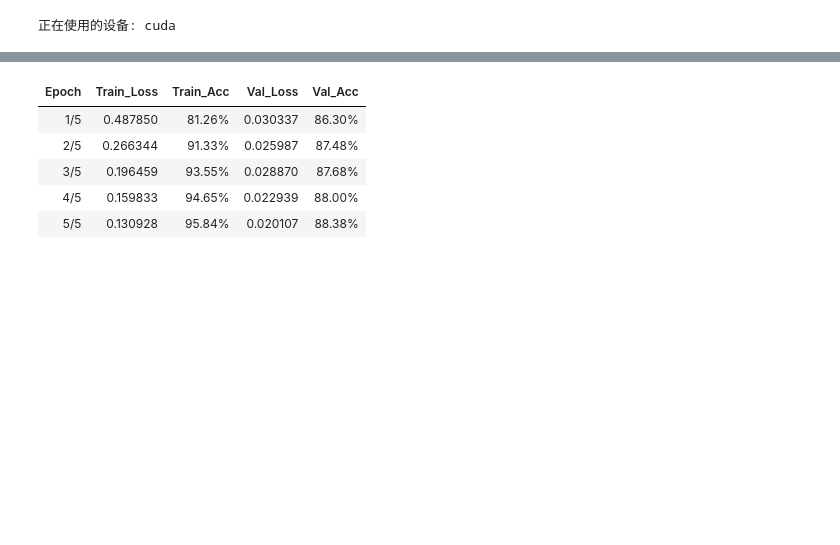
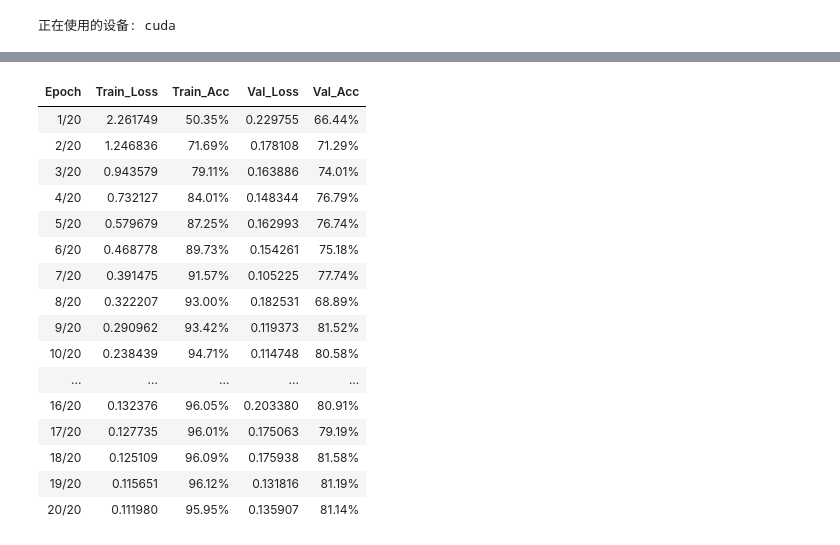
Before and after one commit to xiaoguangjin12345-dev/deep-learning, a Jupyter notebook: ex-2/ex-2.2.ipynb, the cells around one changed output, grey strips where cells are left out. Drawn from its saved outputs; the diff is of its cells as text; code cells hidden in the pictures; blank space fills up the shorter version.

```diff
--- a/ex-2/ex-2.2.ipynb
+++ b/ex-2/ex-2.2.ipynb
@@ -74,31 +78,31 @@ x_train, x_val, y_train, y_val = train_test_split(
 )
 # %%
 # 将特征、标签等数据，转换为torch中的张量
-x_train_tensor = torch.tensor(x_train, dtype = torch.float32).to(device)
-x_val_tensor = torch.tensor(x_val, dtype = torch.float32).to(device)
-x_test_tensor = torch.tensor(x_test, dtype = torch.float32).to(device)
+x_train_tensor = torch.tensor(x_train, dtype = torch.float32)
+x_val_tensor = torch.tensor(x_val, dtype = torch.float32)
+x_test_tensor = torch.tensor(x_test, dtype = torch.float32)
 
-y_train_tensor = torch.tensor(y_train, dtype = torch.float32).to(device) # 二分类标签，类型必须是torch.float32
-y_val_tensor = torch.tensor(y_val, dtype = torch.float32).to(device)
-y_test_tensor = torch.tensor(y_test, dtype = torch.float32).to(device)
+y_train_tensor = torch.tensor(y_train, dtype = torch.long) # 无序类别标签，类型必须是torch.long
+y_val_tensor = torch.tensor(y_val, dtype = torch.long)
+y_test_tensor = torch.tensor(y_test, dtype = torch.long)
 # %%
 # 自定义网络结构
 class Net(nn.Module):
     def __init__(self):
         super().__init__()
-        self.fc1 = nn.Linear(10000, 16) # 输入层 10000 -> 隐藏层1 16
-        self.fc2 = nn.Linear(16, 16) # 隐藏层1 16 -> 隐藏层2 16
-        self.out = nn.Linear(16, 1) # 隐藏层2 16 -> 输出层 1
+        self.fc1 = nn.Linear(10000, 64) # 输入层 10000 -> 隐藏层1 64
+        self.fc2 = nn.Linear(64, 64) # 隐藏层1 64 -> 隐藏层2 64
+        self.out = nn.Linear(64, 46) # 隐藏层2 64 -> 输出层 46
         self.relu = nn.ReLU()
 
     def forward(self, x):
         x = self.relu(self.fc1(x))
         x = self.relu(self.fc2(x))
         x = self.out(x)  # 输出线性结果
-        return x.squeeze(1)  # 与数据集标签形状保持一致，去掉一维
+        return x
 # %%
 model = Net() # 定义模型
-criterion = nn.BCEWithLogitsLoss() # 损失函数（二元交叉熵损失）
+criterion = nn.CrossEntropyLoss() # 损失函数（交叉熵损失）
 optimizer = optim.RMSprop(model.parameters(), lr = 0.001) # 优化器
 # %%
 # 训练模型，并在每轮epoch后，针对训练数据评估模型
@@ -121,10 +125,12 @@ def train_and_val_model(model, epochs, batch):
 
         model.train()  # 设置为训练模式
         for batch_x, batch_y in train_dataloader:
+            batch_x = batch_x.to(device)
+            batch_y = batch_y.to(device)
+
             preds_y = model(batch_x) # 前向传播
 
-            # 将输出层的线性结果sigmoid化，并以0.5为阈值作0-1分类
-            predicted_classes = (torch.sigmoid(preds_y) > 0.5).float()
+            predicted_classes = torch.argmax(preds_y, dim=1) # 将概率最大的标签值，作为预测结果
             # 统计预测正确的样本数
             train_correct += (predicted_classes == batch_y).sum().item()
 
@@ -151,10 +157,12 @@ def train_and_val_model(model, epochs, batch):
 
         with torch.no_grad(): # 关闭梯度计算，节省内存
             for batch_x, batch_y in val_dataloader:
+                batch_x = batch_x.to(device)
+                batch_y = batch_y.to(device)
+
                 val_preds = model(batch_x) # 前向传播
 
-                # 将输出层的线性结果sigmoid化，并以0.5为阈值作0-1分类
-                val_predicted_classes = (torch.sigmoid(val_preds) > 0.5).float()
+                val_predicted_classes = torch.argmax(val_preds, dim=1) # 将概率最大的标签值，作为预测结果
                 val_correct += (val_predicted_classes == batch_y).sum().item() # 统计预测正确的样本数
                 val_num += batch_y.size(0)
 
@@ -175,15 +183,26 @@ def train_and_val_model(model, epochs, batch):
     result_df = pd.DataFrame(loss_result, columns=['Epoch', 'Train_Loss', 'Train_Acc', 'Val_Loss', 'Val_Acc'])
     return result_df
 # %%
-train_result_df = train_and_val_model(model, epochs=5, batch = 512)
+train_result_df = train_and_val_model(model, epochs=20, batch = 512)
 train_result_df.style.format({'Train_Acc': '{:.2%}', 'Val_Acc': '{:.2%}'}).hide(axis = 'index')
 # %% [output]
 | Epoch | Train_Loss | Train_Acc | Val_Loss | Val_Acc |
-| 1/5 | 0.487850 | 81.26% | 0.030337 | 86.30% |
-| 2/5 | 0.266344 | 91.33% | 0.025987 | 87.48% |
-| 3/5 | 0.196459 | 93.55% | 0.028870 | 87.68% |
-| 4/5 | 0.159833 | 94.65% | 0.022939 | 88.00% |
-| 5/5 | 0.130928 | 95.84% | 0.020107 | 88.38% |
+| 1/20 | 2.261749 | 50.35% | 0.229755 | 66.44% |
+| 2/20 | 1.246836 | 71.69% | 0.178108 | 71.29% |
+| 3/20 | 0.943579 | 79.11% | 0.163886 | 74.01% |
+| 4/20 | 0.732127 | 84.01% | 0.148344 | 76.79% |
+| 5/20 | 0.579679 | 87.25% | 0.162993 | 76.74% |
+| 6/20 | 0.468778 | 89.73% | 0.154261 | 75.18% |
+| 7/20 | 0.391475 | 91.57% | 0.105225 | 77.74% |
+| 8/20 | 0.322207 | 93.00% | 0.182531 | 68.89% |
+| 9/20 | 0.290962 | 93.42% | 0.119373 | 81.52% |
+| 10/20 | 0.238439 | 94.71% | 0.114748 | 80.58% |
+| ... | ... | ... | ... | ... |
+| 16/20 | 0.132376 | 96.05% | 0.203380 | 80.91% |
+| 17/20 | 0.127735 | 96.01% | 0.175063 | 79.19% |
+| 18/20 | 0.125109 | 96.09% | 0.175938 | 81.58% |
+| 19/20 | 0.115651 | 96.12% | 0.131816 | 81.19% |
+| 20/20 | 0.111980 | 95.95% | 0.135907 | 81.14% |
 # %%
 # 从结果列表中提取 loss 和 acc 数据
 losses = train_result_df['Val_Loss']
```
Also changed, not shown: parts of 8 cells of this notebook, 2 other files.
